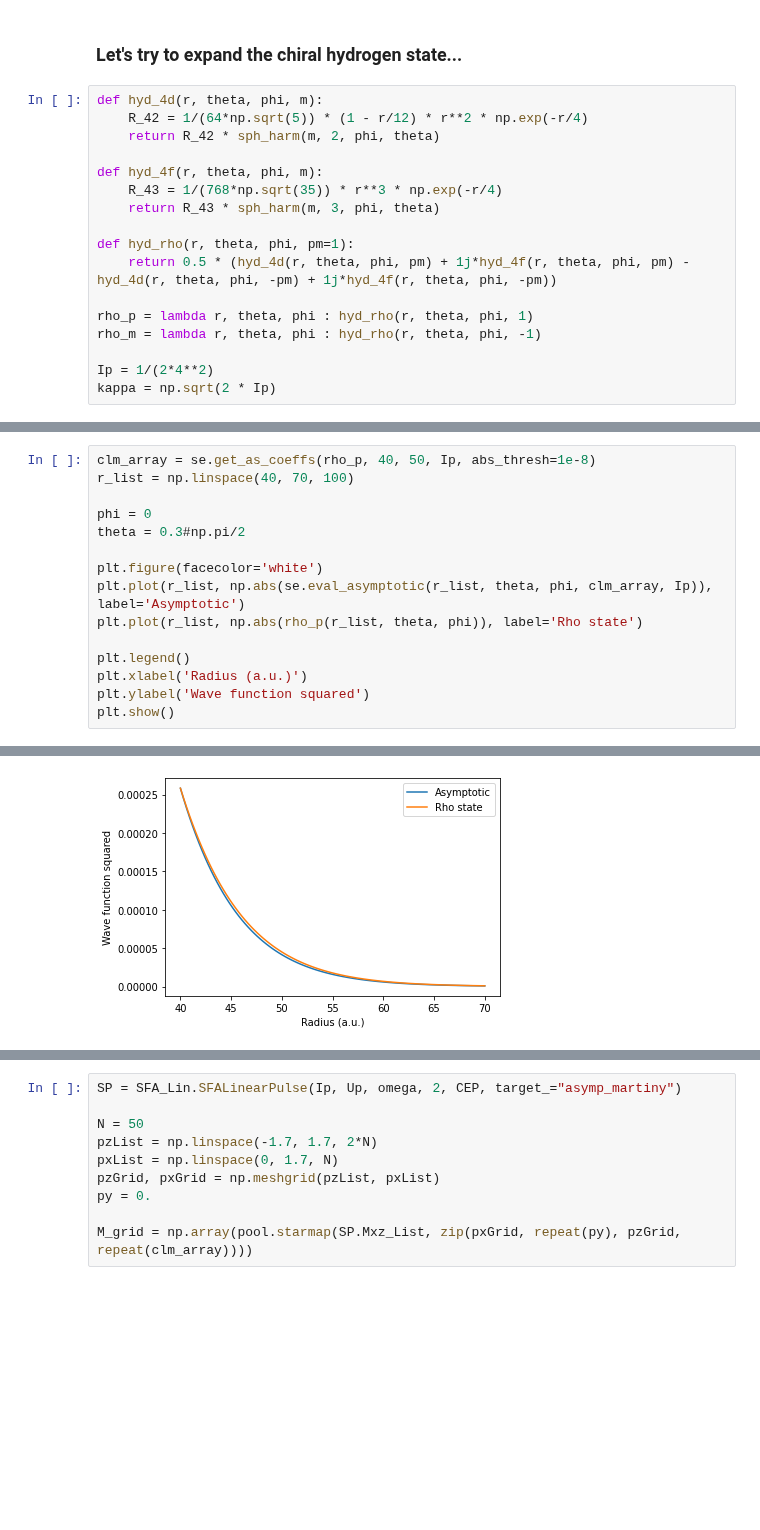
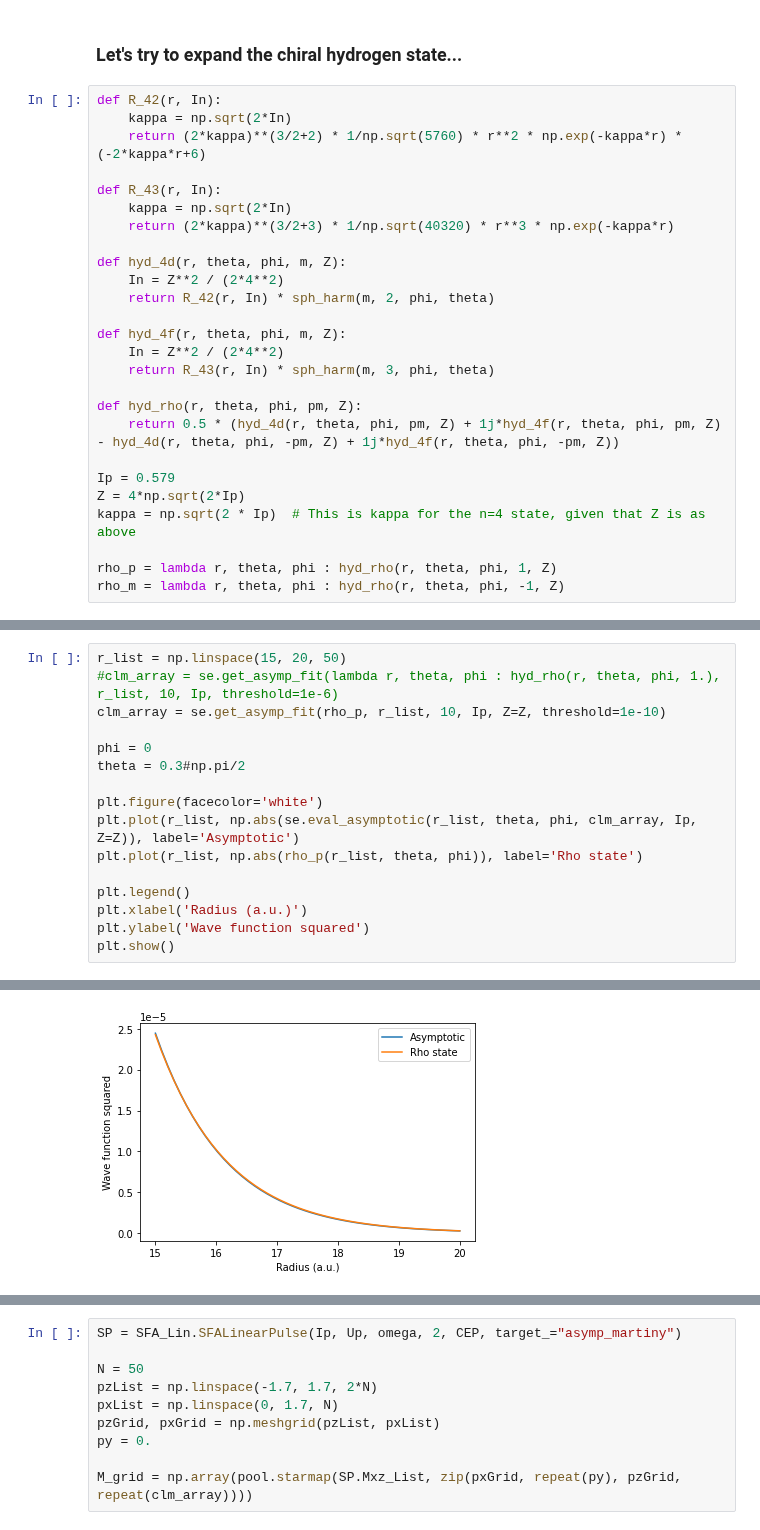
Before and after one commit to EmilHansen1/SFA_OAM_Linear, a Jupyter notebook: chiral_hydrogen.ipynb, the cells around one changed output, grey strips where cells are left out. Saved outputs shown, nothing was run; the diff lists cells and outputs as text; blank space fills up the shorter version.

Commit message:
Corrected the hydrogen states to abitary Z value

```diff
--- a/chiral_hydrogen.ipynb
+++ b/chiral_hydrogen.ipynb
@@ -22,20 +24,29 @@ CEP = np.pi/2
 # %% [markdown]
 ### Let's try to expand the chiral hydrogen state...
 # %%
-def hyd_4d(r, theta, phi, m):
-    R_42 = 1/(64*np.sqrt(5)) * (1 - r/12) * r**2 * np.exp(-r/4)
-    return R_42 * sph_harm(m, 2, phi, theta)
+def R_42(r, In):
+    kappa = np.sqrt(2*In)
+    return (2*kappa)**(3/2+2) * 1/np.sqrt(5760) * r**2 * np.exp(-kappa*r) * (-2*kappa*r+6)
 
-def hyd_4f(r, theta, phi, m):
-    R_43 = 1/(768*np.sqrt(35)) * r**3 * np.exp(-r/4)
-    return R_43 * sph_harm(m, 3, phi, theta)
+def R_43(r, In):
+    kappa = np.sqrt(2*In)
+    return (2*kappa)**(3/2+3) * 1/np.sqrt(40320) * r**3 * np.exp(-kappa*r)
 
-def hyd_rho(r, theta, phi, pm=1):
-    return 0.5 * (hyd_4d(r, theta, phi, pm) + 1j*hyd_4f(r, theta, phi, pm) - hyd_4d(r, theta, phi, -pm) + 1j*hyd_4f(r, theta, phi, -pm))
+def hyd_4d(r, theta, phi, m, Z):
+    In = Z**2 / (2*4**2)
+    return R_42(r, In) * sph_harm(m, 2, phi, theta)
 
-rho_p = lambda r, theta, phi : hyd_rho(r, theta, phi, 1)
-rho_m = lambda r, theta, phi : hyd_rho(r, theta, phi, -1)
+def hyd_4f(r, theta, phi, m, Z):
+    In = Z**2 / (2*4**2)
+    return R_43(r, In) * sph_harm(m, 3, phi, theta)
 
-Ip = 1/(2*4**2)
-kappa = np.sqrt(2 * Ip)
+def hyd_rho(r, theta, phi, pm, Z):
+    return 0.5 * (hyd_4d(r, theta, phi, pm, Z) + 1j*hyd_4f(r, theta, phi, pm, Z) - hyd_4d(r, theta, phi, -pm, Z) + 1j*hyd_4f(r, theta, phi, -pm, Z))
+
+Ip = 0.579
+Z = 4*np.sqrt(2*Ip)
+kappa = np.sqrt(2 * Ip)  # This is kappa for the n=4 state, given that Z is as above
+
+rho_p = lambda r, theta, phi : hyd_rho(r, theta, phi, 1, Z)
+rho_m = lambda r, theta, phi : hyd_rho(r, theta, phi, -1, Z)
 # %%
@@ -85,12 +96,13 @@ plt.tight_layout()
 # %%
-clm_array = se.get_as_coeffs(rho_p, 40, 50, Ip, abs_thresh=1e-8)
-r_list = np.linspace(40, 70, 100)
+r_list = np.linspace(15, 20, 50)
+#clm_array = se.get_asymp_fit(lambda r, theta, phi : hyd_rho(r, theta, phi, 1.), r_list, 10, Ip, threshold=1e-6)
+clm_array = se.get_asymp_fit(rho_p, r_list, 10, Ip, Z=Z, threshold=1e-10)
 
 phi = 0
 theta = 0.3#np.pi/2
 
 plt.figure(facecolor='white')
-plt.plot(r_list, np.abs(se.eval_asymptotic(r_list, theta, phi, clm_array, Ip)), label='Asymptotic')
+plt.plot(r_list, np.abs(se.eval_asymptotic(r_list, theta, phi, clm_array, Ip, Z=Z)), label='Asymptotic')
 plt.plot(r_list, np.abs(rho_p(r_list, theta, phi)), label='Rho state')
 
 plt.legend()
@@ -101 +116 @@ plt.show()
-[figure, old version]
+[figure, new version]
```
Also changed, not shown: parts of 13 cells of this notebook.
